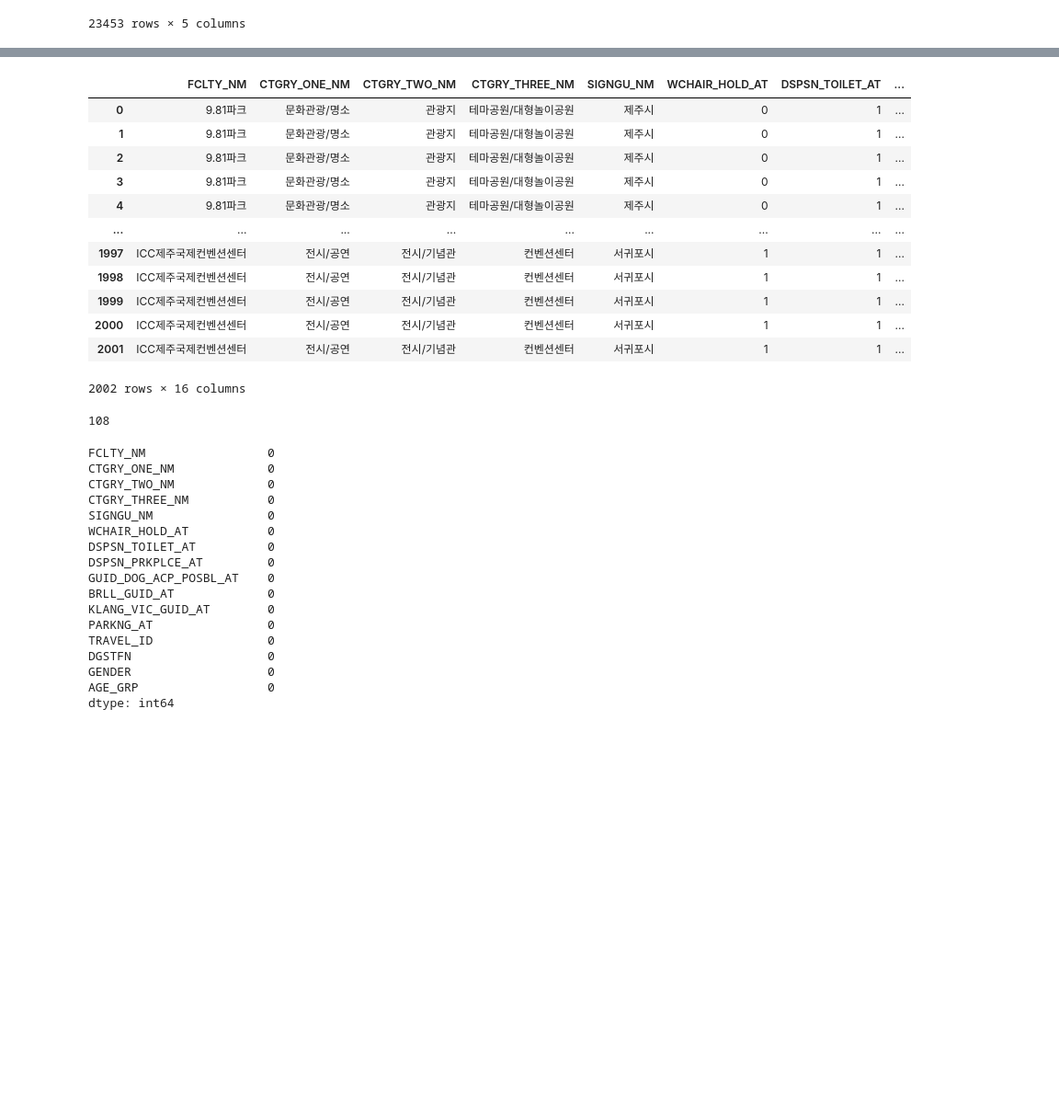
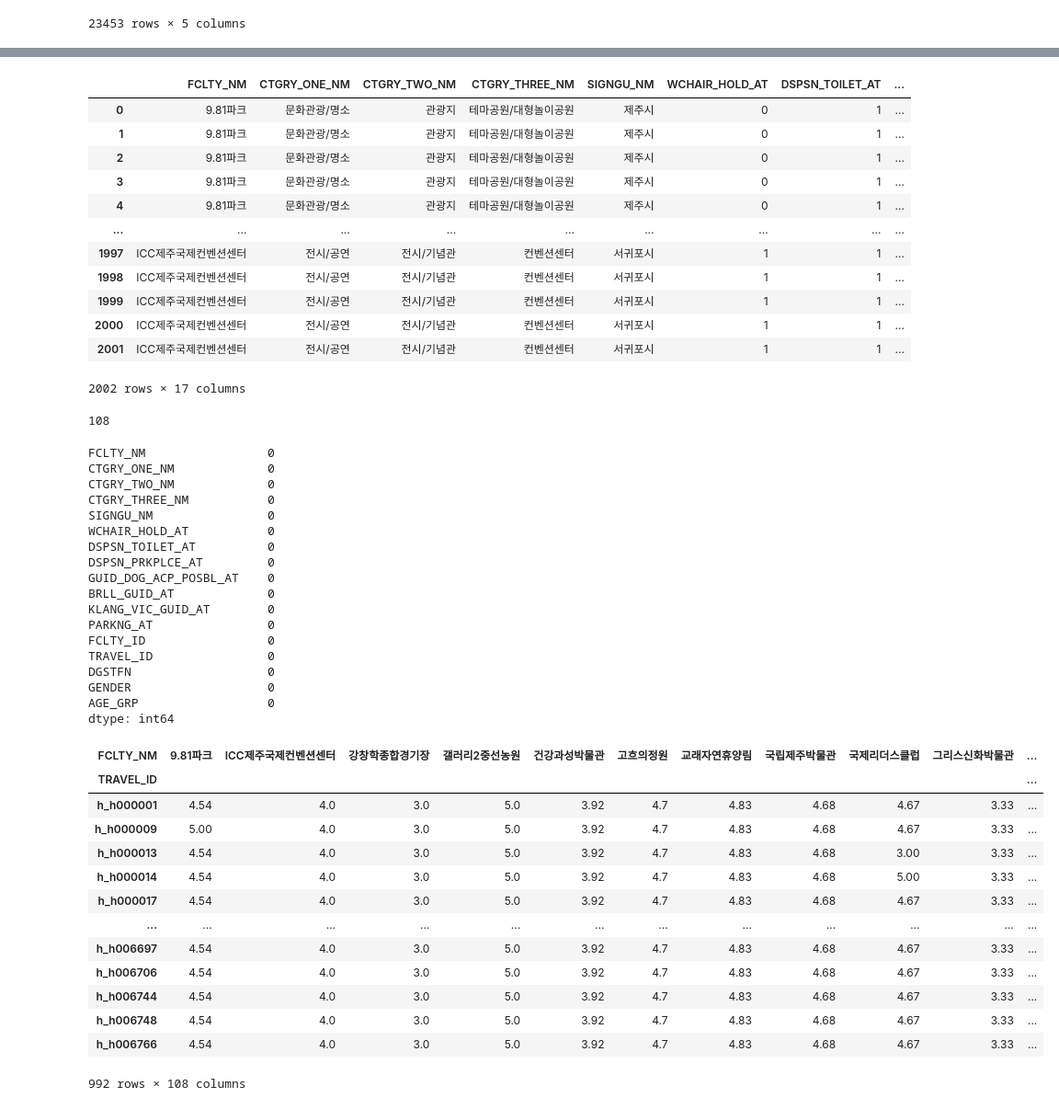
Before and after one commit to hanhee-cho/DA36_mini2_Jeju_for_All, a Jupyter notebook: minha_temp.ipynb, the cells around one changed output, grey strips where cells are left out. Shown at 92% size. Cells and saved outputs as stored; diff of their text form; code cells hidden in the pictures; blank space fills up the shorter version.

```diff
--- a/minha_temp.ipynb
+++ b/minha_temp.ipynb
@@ -281,0 +298,3 @@ memory usage: 4.4+ MB
+# %%
+df5['FCLTY_ID'] = range(1,522)
+df5
@@ -295,7 +328,7 @@ real_df
 | 1999 | ICC제주국제컨벤션센터 | 전시/공연 | 전시/기념관 | 컨벤션센터 | 서귀포시 | 1 | 1 | ... |
 | 2000 | ICC제주국제컨벤션센터 | 전시/공연 | 전시/기념관 | 컨벤션센터 | 서귀포시 | 1 | 1 | ... |
 | 2001 | ICC제주국제컨벤션센터 | 전시/공연 | 전시/기념관 | 컨벤션센터 | 서귀포시 | 1 | 1 | ... |
-2002 rows × 16 columns
+2002 rows × 17 columns
 # %%
 real_df['FCLTY_NM'].nunique()
 # %% [output]
@@ -315,8 +348,28 @@ GUID_DOG_ACP_POSBL_AT    0
 BRLL_GUID_AT             0
 KLANG_VIC_GUID_AT        0
 PARKNG_AT                0
+FCLTY_ID                 0
 TRAVEL_ID                0
 DGSTFN                   0
 GENDER                   0
 AGE_GRP                  0
 dtype: int64
+# %%
+pivot = real_df.pivot_table('DGSTFN', index = 'TRAVEL_ID', columns = 'FCLTY_NM')
+
+pivot.apply(lambda x:x.fillna(round(x.mean(),2), axis = 0))
+# %% [output]
+| FCLTY_NM | 9.81파크 | ICC제주국제컨벤션센터 | 강창학종합경기장 | 갤러리2중선농원 | 건강과성박물관 | 고흐의정원 | 교래자연휴양림 | 국립제주박물관 | 국제리더스클럽 | 그리스신화박물관 | ... |
+| TRAVEL_ID |  |  |  |  |  |  |  |  |  |  | ... |
+| h_h000001 | 4.54 | 4.0 | 3.0 | 5.0 | 3.92 | 4.7 | 4.83 | 4.68 | 4.67 | 3.33 | ... |
+| h_h000009 | 5.00 | 4.0 | 3.0 | 5.0 | 3.92 | 4.7 | 4.83 | 4.68 | 4.67 | 3.33 | ... |
+| h_h000013 | 4.54 | 4.0 | 3.0 | 5.0 | 3.92 | 4.7 | 4.83 | 4.68 | 3.00 | 3.33 | ... |
+| h_h000014 | 4.54 | 4.0 | 3.0 | 5.0 | 3.92 | 4.7 | 4.83 | 4.68 | 5.00 | 3.33 | ... |
+| h_h000017 | 4.54 | 4.0 | 3.0 | 5.0 | 3.92 | 4.7 | 4.83 | 4.68 | 4.67 | 3.33 | ... |
+| ... | ... | ... | ... | ... | ... | ... | ... | ... | ... | ... | ... |
+| h_h006697 | 4.54 | 4.0 | 3.0 | 5.0 | 3.92 | 4.7 | 4.83 | 4.68 | 4.67 | 3.33 | ... |
+| h_h006706 | 4.54 | 4.0 | 3.0 | 5.0 | 3.92 | 4.7 | 4.83 | 4.68 | 4.67 | 3.33 | ... |
+| h_h006744 | 4.54 | 4.0 | 3.0 | 5.0 | 3.92 | 4.7 | 4.83 | 4.68 | 4.67 | 3.33 | ... |
+| h_h006748 | 4.54 | 4.0 | 3.0 | 5.0 | 3.92 | 4.7 | 4.83 | 4.68 | 4.67 | 3.33 | ... |
+| h_h006766 | 4.54 | 4.0 | 3.0 | 5.0 | 3.92 | 4.7 | 4.83 | 4.68 | 4.67 | 3.33 | ... |
+992 rows × 108 columns
```
Also changed, not shown: parts of 10 cells of this notebook.
